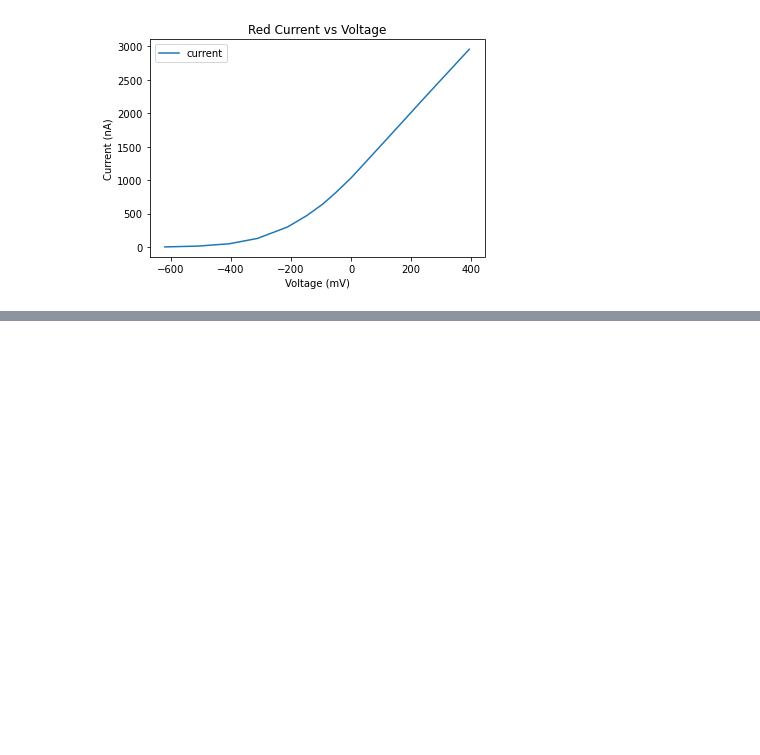
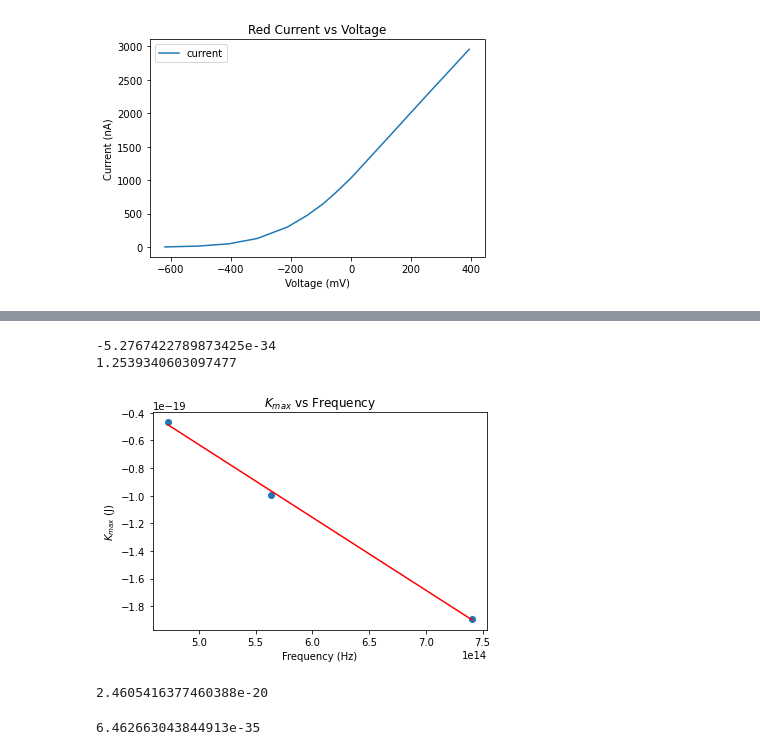
Before and after one commit to evilpegasus/physics5cl, a Jupyter notebook: lab4/lab4.ipynb, the cells around one changed output, grey strips where cells are left out. Cells and saved outputs as stored; diff of their text form; code cells hidden in the pictures; blank space fills up the shorter version.

```diff
--- a/lab4/lab4.ipynb
+++ b/lab4/lab4.ipynb
@@ -39,0 +56,25 @@ plt.ylabel("Current (nA)");
+# %%
+lr = LinearRegression()
+lr.fit(np.array(f).reshape(-1, 1), K_max)
+
+plt.scatter(f, K_max, label="Data Points")
+plt.plot(f, lr.predict(np.array(f).reshape(-1, 1)), c="r", label="Linear Fit")
+plt.xlabel("Frequency (Hz)")
+plt.ylabel("$K_{max}$ (J)")
+plt.title("$K_{max}$ vs Frequency")
+
+
+print(lr.coef_[0])
+print(lr.intercept_/e)
+# %% [output]
+-5.2767422789873425e-34
+1.2539340603097477
+[figure, added]
+# %%
+np.sqrt(1.5*lr.intercept_**2)/10
+# %% [output]
+2.4605416377460388e-20
+# %%
+np.sqrt(1.5*lr.coef_[0]**2)/10
+# %% [output]
+6.462663043844913e-35
```
Also changed, not shown: parts of 3 cells of this notebook.
